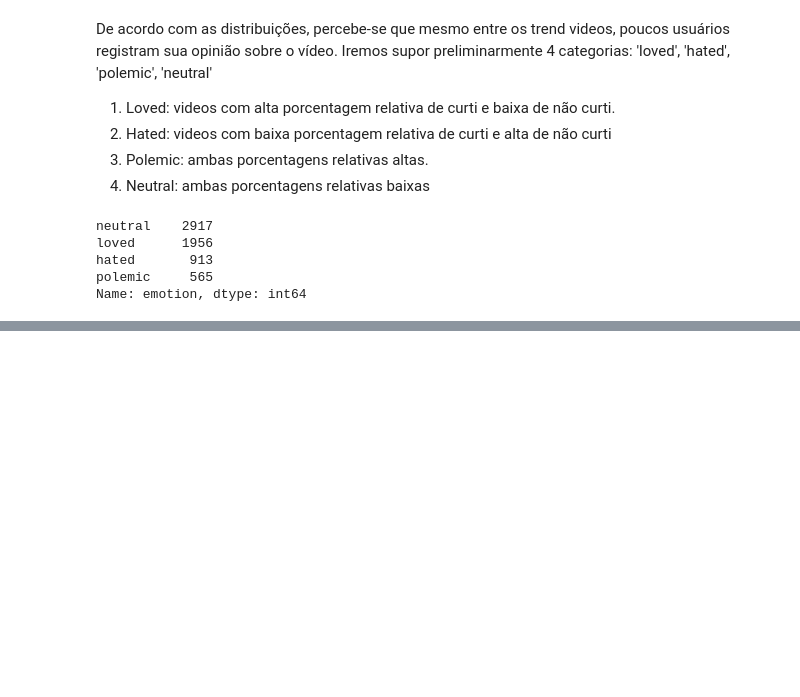
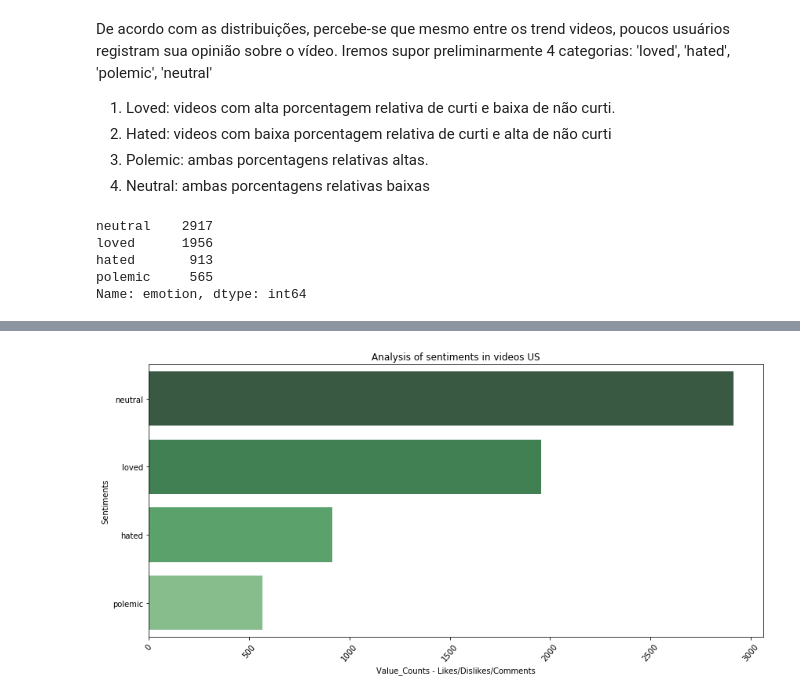
Before and after one commit to criswada/Lovelace, a Jupyter notebook: notebooks/Sentiment_Analysis_Youtube.ipynb, the cells around one changed output, grey strips where cells are left out. Drawn from its saved outputs; the diff is of its cells as text; code cells hidden in the pictures; blank space fills up the shorter version.

```diff
--- a/notebooks/Sentiment_Analysis_Youtube.ipynb
+++ b/notebooks/Sentiment_Analysis_Youtube.ipynb
@@ -111,0 +120,14 @@ df_last.loc[df_last.emotion== 'polemic', :].head()
+# %%
+# Plot da distribuição dos sentimentos em relação aos vídeos
+
+plt.figure(figsize=(12,6))
+
+sns.countplot(y='emotion', data=df_last, palette='Greens_d', order=df_last['emotion'].value_counts().index)
+plt.xticks(rotation=50)
+plt.xlabel('Value_Counts - Likes/Dislikes/Comments')
+plt.ylabel('Sentiments')
+plt.title('Analysis of sentiments in videos US')
+plt.tight_layout()
+plt.show()
+# %% [output]
+[figure, added]
```
Also changed, not shown: parts of 5 cells of this notebook.
